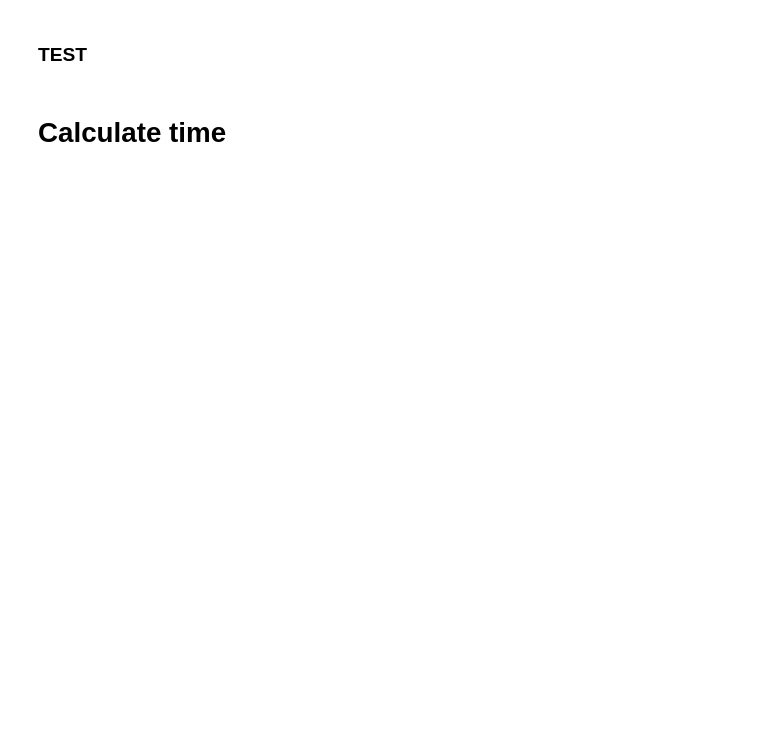
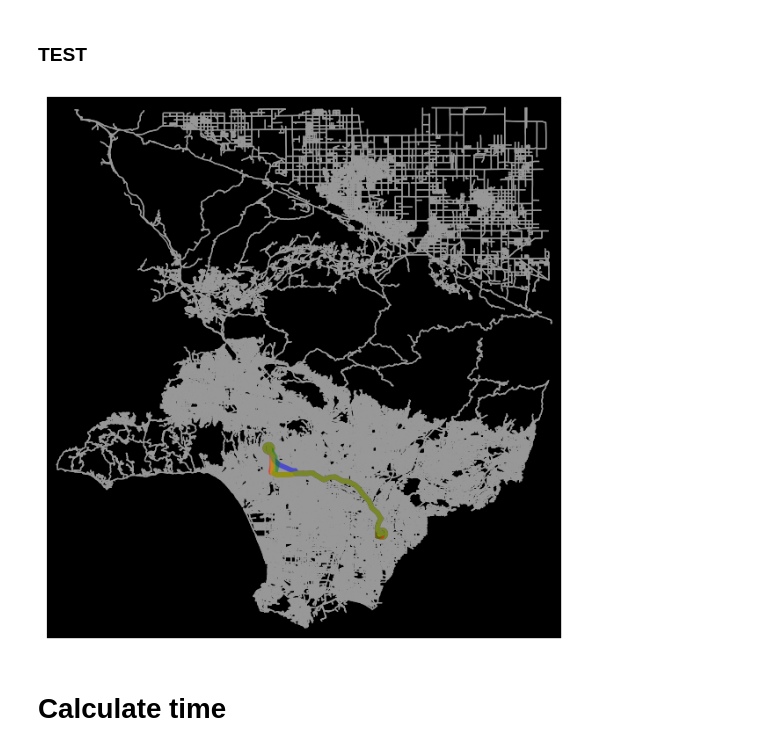
Before and after one commit to gboeing/travel-time-prediction, a Jupyter notebook: Code_Jessica/1009_turn_traffic_penalties.ipynb, the cells around one changed output. Saved outputs shown, nothing was run; the diff lists cells and outputs as text; code cells hidden in the pictures; blank space fills up the shorter version.

```diff
--- a/Code_Jessica/1009_turn_traffic_penalties.ipynb
+++ b/Code_Jessica/1009_turn_traffic_penalties.ipynb
@@ -232,9 +203,11 @@ only_turn = shortest_path_turn_penalty(G, orig_node, dest_node, weight='travel_t
 # %%
 # difference in the routes
 # plot the routes on top of the network
-ox.plot_graph_routes(G, routes = [shortest_path, no_penalty, only_traffic, only_turn], route_linewidth=2, route_colors = ['r', 'b', 'g', 'y'], bgcolor='k', node_size=0)
+ox.plot_graph_routes(G, routes = [shortest_path, no_penalty, only_traffic, only_turn], route_linewidth=1, route_colors = ['r', 'b', 'g', 'y'], bgcolor='k', node_size=0)
 
 plt.show()
+# %% [output]
+[figure, added]
 # %% [markdown]
 # Calculate time
 # %%
```
Also changed, not shown: parts of 14 cells of this notebook, 2 other files.
